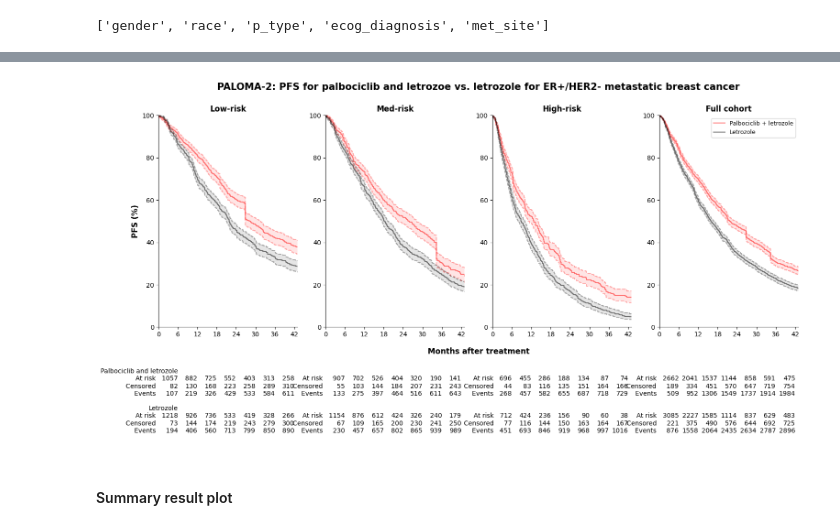
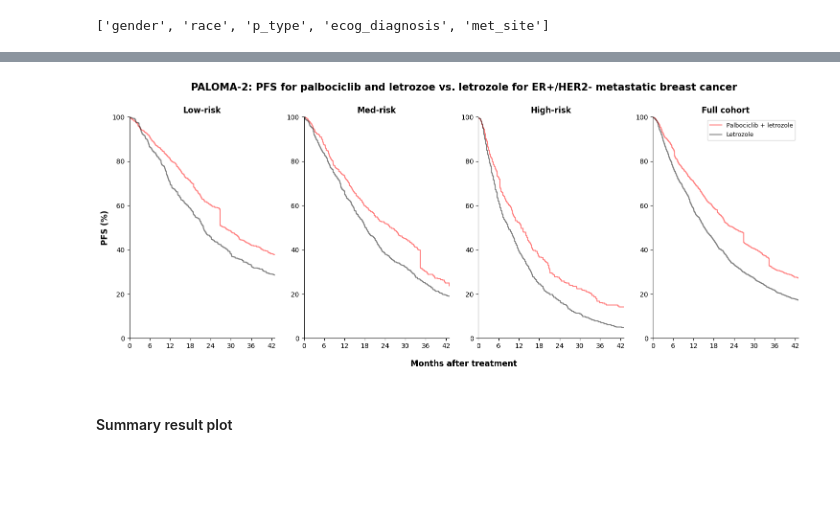
Before and after one commit to xavier-orcutt/TrialTranslator-notebooks, a Jupyter notebook: breast/strial_wt3r_33c.ipynb, the cells around one changed output, grey strips where cells are left out. Cells and saved outputs as stored; diff of their text form; code cells hidden in the pictures; blank space fills up the shorter version.

```diff
--- a/breast/strial_wt3r_33c.ipynb
+++ b/breast/strial_wt3r_33c.ipynb
@@ -1205,0 +1203,3 @@ paloma2_iptw_all = pd.concat([paloma2_iptw_low, paloma2_iptw_med, paloma2_iptw_h
+# %%
+lr_paloma2_all = LogisticRegression(max_iter = 1000)
+lr_paloma2_all.fit(paloma2_all_x, paloma2_iptw_all['let_palb'])
@@ -1206,3 +1213,20 @@ paloma2_iptw_all = pd.concat([paloma2_iptw_low, paloma2_iptw_med, paloma2_iptw_h
+# %%
+paloma2_iptw_low['ps'] = pred_low[:, 1]
+paloma2_iptw_med['ps'] = pred_med[:, 1]
+paloma2_iptw_high['ps'] = pred_high[:, 1]
+paloma2_iptw_all['ps'] = pred_all[:, 1]
+# %%
+paloma2_iptw_low['weight'] = (
+    np.where(paloma2_iptw_low['let_palb'] == 1, 1/paloma2_iptw_low['ps'], 1/(1 - paloma2_iptw_low['ps'])))
+
+paloma2_iptw_med['weight'] = (
+    np.where(paloma2_iptw_med['let_palb'] == 1, 1/paloma2_iptw_med['ps'], 1/(1 - paloma2_iptw_med['ps'])))
+
+paloma2_iptw_high['weight'] = (
+    np.where(paloma2_iptw_high['let_palb'] == 1, 1/paloma2_iptw_high['ps'], 1/(1 - paloma2_iptw_high['ps'])))
+
+paloma2_iptw_all['weight'] = (
+    np.where(paloma2_iptw_all['let_palb'] == 1, 1/paloma2_iptw_all['ps'], 1/(1 - paloma2_iptw_all['ps'])))
 # %%
 # Low KM curves
 kmf_low_plet_paloma2_iptw = KaplanMeierFitter()
@@ -1272,14 +1296,8 @@ fig = plt.figure(figsize=(18, 6))
 plt.subplot(1, 4, 1)
 
 plt.step(kmf_low_plet_paloma2_iptw.timeline, kmf_low_plet_paloma2_iptw.survival_function_.values*100, color = 'red', alpha = 0.5)
-plt.step(kmf_low_plet_paloma2_iptw.confidence_interval_.index, np.array(kmf_low_plet_paloma2_iptw.confidence_interval_['KM_estimate_upper_0.95'])*100, linestyle = '--', color = 'red', alpha = 0.3)
-plt.step(kmf_low_plet_paloma2_iptw.confidence_interval_.index, np.array(kmf_low_plet_paloma2_iptw.confidence_interval_['KM_estimate_lower_0.95'])*100, linestyle = '--', color = 'red', alpha = 0.3)
-plt.fill_between(kmf_low_plet_paloma2_iptw.timeline, np.array(kmf_low_plet_paloma2_iptw.confidence_interval_['KM_estimate_upper_0.95'])*100, np.array(kmf_low_plet_paloma2_iptw.confidence_interval_['KM_estimate_lower_0.95'])*100, facecolor = 'red', alpha = 0.1)
 
 plt.step(kmf_low_let_paloma2_iptw.timeline, kmf_low_let_paloma2_iptw.survival_function_.values*100, color = 'black', alpha = 0.5)
-plt.step(kmf_low_let_paloma2_iptw.confidence_interval_.index, np.array(kmf_low_let_paloma2_iptw.confidence_interval_['KM_estimate_upper_0.95'])*100, linestyle = '--', color = 'black', alpha = 0.3)
-plt.step(kmf_low_let_paloma2_iptw.confidence_interval_.index, np.array(kmf_low_let_paloma2_iptw.confidence_interval_['KM_estimate_lower_0.95'])*100, linestyle = '--', color = 'black', alpha = 0.3)
-plt.fill_between(kmf_low_let_paloma2_iptw.timeline, np.array(kmf_low_let_paloma2_iptw.confidence_interval_['KM_estimate_upper_0.95'])*100, np.array(kmf_low_let_paloma2_iptw.confidence_interval_['KM_estimate_lower_0.95'])*100, facecolor = 'black', alpha = 0.1)
 
 plt.xticks(np.arange(0, 43, 6))
 plt.xlim(0, 43)
@@ -1291,20 +1309,12 @@ plt.ylabel('PFS (%)', size = 12, weight = 'bold')
 plt.gca().spines['top'].set_visible(False)
 plt.gca().spines['right'].set_visible(False)
 
-add_at_risk_counts(kmf_low_plet_paloma2_iptw, kmf_low_let_paloma2_iptw, ypos = -0.8, xticks = np.arange(6, 43, 6), labels = ['Palbociclib and letrozole', 'Letrozole'])
-
 # Plot survival curves for med risk group.
 plt.subplot(1, 4, 2)
 
 plt.step(kmf_med_plet_paloma2_iptw.timeline, kmf_med_plet_paloma2_iptw.survival_function_.values*100, color = 'red', alpha = 0.5)
-plt.step(kmf_med_plet_paloma2_iptw.confidence_interval_.index, np.array(kmf_med_plet_paloma2_iptw.confidence_interval_['KM_estimate_upper_0.95'])*100, linestyle = '--', color = 'red', alpha = 0.3)
-plt.step(kmf_med_plet_paloma2_iptw.confidence_interval_.index, np.array(kmf_med_plet_paloma2_iptw.confidence_interval_['KM_estimate_lower_0.95'])*100, linestyle = '--', color = 'red', alpha = 0.3)
-plt.fill_between(kmf_med_plet_paloma2_iptw.timeline, np.array(kmf_med_plet_paloma2_iptw.confidence_interval_['KM_estimate_upper_0.95'])*100, np.array(kmf_med_plet_paloma2_iptw.confidence_interval_['KM_estimate_lower_0.95'])*100, facecolor = 'red', alpha = 0.1)
 
 plt.step(kmf_med_let_paloma2_iptw.timeline, kmf_med_let_paloma2_iptw.survival_function_.values*100, color = 'black', alpha = 0.5)
-plt.step(kmf_med_let_paloma2_iptw.confidence_interval_.index, np.array(kmf_med_let_paloma2_iptw.confidence_interval_['KM_estimate_upper_0.95'])*100, linestyle = '--', color = 'black', alpha = 0.3)
-plt.step(kmf_med_let_paloma2_iptw.confidence_interval_.index, np.array(kmf_med_let_paloma2_iptw.confidence_interval_['KM_estimate_lower_0.95'])*100, linestyle = '--', color = 'black', alpha = 0.3)
-plt.fill_between(kmf_med_let_paloma2_iptw.timeline, np.array(kmf_med_let_paloma2_iptw.confidence_interval_['KM_estimate_upper_0.95'])*100, np.array(kmf_med_let_paloma2_iptw.confidence_interval_['KM_estimate_lower_0.95'])*100, facecolor = 'black', alpha = 0.1)
 
 plt.xticks(np.arange(0, 43, 6))
 plt.xlim(0, 43)
@@ -1315,20 +1325,12 @@ plt.title('Med-risk', weight = 'bold')
 plt.gca().spines['top'].set_visible(False)
 plt.gca().spines['right'].set_visible(False)
 
-add_at_risk_counts(kmf_med_plet_paloma2_iptw, kmf_med_let_paloma2_iptw, ypos = -0.8, xticks = np.arange(6, 43, 6), labels = [' ', ' '])
-
 # Plot survival curves by treatment for high risk group.
 plt.subplot(1, 4, 3)
 
 plt.step(kmf_high_plet_paloma2_iptw.timeline, kmf_high_plet_paloma2_iptw.survival_function_.values*100, color = 'red', alpha = 0.5)
-plt.step(kmf_high_plet_paloma2_iptw.confidence_interval_.index, np.array(kmf_high_plet_paloma2_iptw.confidence_interval_['KM_estimate_upper_0.95'])*100, linestyle = '--', color = 'red', alpha = 0.3)
-plt.step(kmf_high_plet_paloma2_iptw.confidence_interval_.index, np.array(kmf_high_plet_paloma2_iptw.confidence_interval_['KM_estimate_lower_0.95'])*100, linestyle = '--', color = 'red', alpha = 0.3)
-plt.fill_between(kmf_high_plet_paloma2_iptw.timeline, np.array(kmf_high_plet_paloma2_iptw.confidence_interval_['KM_estimate_upper_0.95'])*100, np.array(kmf_high_plet_paloma2_iptw.confidence_interval_['KM_estimate_lower_0.95'])*100, facecolor = 'red', alpha = 0.1)
 
 plt.step(kmf_high_let_paloma2_iptw.timeline, kmf_high_let_paloma2_iptw.survival_function_.values*100, color = 'black', alpha = 0.5)
-plt.step(kmf_high_let_paloma2_iptw.confidence_interval_.index, np.array(kmf_high_let_paloma2_iptw.confidence_interval_['KM_estimate_upper_0.95'])*100, linestyle = '--', color = 'black', alpha = 0.3)
-plt.step(kmf_high_let_paloma2_iptw.confidence_interval_.index, np.array(kmf_high_let_paloma2_iptw.confidence_interval_['KM_estimate_lower_0.95'])*100, linestyle = '--', color = 'black', alpha = 0.3)
-plt.fill_between(kmf_high_let_paloma2_iptw.timeline, np.array(kmf_high_let_paloma2_iptw.confidence_interval_['KM_estimate_upper_0.95'])*100, np.array(kmf_high_let_paloma2_iptw.confidence_interval_['KM_estimate_lower_0.95'])*100, facecolor = 'black', alpha = 0.1)
 
 plt.xticks(np.arange(0, 43, 6))
 plt.xlim(0, 43)
@@ -1337,44 +1339,34 @@ plt.ylim(0, 100)
 plt.title('High-risk', weight = 'bold')
 
 plt.gca().spines['top'].set_visible(False)
 plt.gca().spines['right'].set_visible(False)
 
-add_at_risk_counts(kmf_high_plet_paloma2_iptw, kmf_high_let_paloma2_iptw, ypos = -0.8, xticks = np.arange(6, 43, 6), labels = [' ', ' '])
-
 # Plot survival curves by treatment for all risk group.
 plt.subplot(1, 4, 4)
 
 plt.step(kmf_all_plet_paloma2_iptw.timeline, kmf_all_plet_paloma2_iptw.survival_function_.values*100, color = 'red', alpha = 0.5, label = 'Palbociclib + letrozole')
-plt.step(kmf_all_plet_paloma2_iptw.confidence_interval_.index, np.array(kmf_all_plet_paloma2_iptw.confidence_interval_['KM_estimate_upper_0.95'])*100, linestyle = '--', color = 'red', alpha = 0.3)
-plt.step(kmf_all_plet_paloma2_iptw.confidence_interval_.index, np.array(kmf_all_plet_paloma2_iptw.confidence_interval_['KM_estimate_lower_0.95'])*100, linestyle = '--', color = 'red', alpha = 0.3)
-plt.fill_between(kmf_all_plet_paloma2_iptw.timeline, np.array(kmf_all_plet_paloma2_iptw.confidence_interval_['KM_estimate_upper_0.95'])*100, np.array(kmf_all_plet_paloma2_iptw.confidence_interval_['KM_estimate_lower_0.95'])*100, facecolor = 'red', alpha = 0.1)
 
 plt.step(kmf_all_let_paloma2_iptw.timeline, kmf_all_let_paloma2_iptw.survival_function_.values*100, color = 'black', alpha = 0.5, label = 'Letrozole')
-plt.step(kmf_all_let_paloma2_iptw.confidence_interval_.index, np.array(kmf_all_let_paloma2_iptw.confidence_interval_['KM_estimate_upper_0.95'])*100, linestyle = '--', color = 'black', alpha = 0.3)
-plt.step(kmf_all_let_paloma2_iptw.confidence_interval_.index, np.array(kmf_all_let_paloma2_iptw.confidence_interval_['KM_estimate_lower_0.95'])*100, linestyle = '--', color = 'black', alpha = 0.3)
-plt.fill_between(kmf_all_let_paloma2_iptw.timeline, np.array(kmf_all_let_paloma2_iptw.confidence_interval_['KM_estimate_upper_0.95'])*100, np.array(kmf_all_let_paloma2_iptw.confidence_interval_['KM_estimate_lower_0.95'])*100, facecolor = 'black', alpha = 0.1)
 
 plt.xticks(np.arange(0, 43, 6))
 plt.xlim(0, 43)
 plt.ylim(0, 100)
 
 plt.title('Full cohort', weight = 'bold')
 
 plt.gca().spines['top'].set_visible(False)
 plt.gca().spines['right'].set_visible(False)
 
 plt.legend(loc = 'upper right', prop = {'size': 9})
 
-add_at_risk_counts(kmf_all_plet_paloma2_iptw, kmf_all_let_paloma2_iptw, ypos = -0.8, xticks = np.arange(6, 43, 6), labels = [' ', ' '])
-
 fig.add_subplot(1, 1, 1, frameon = False)
 plt.tick_params(labelcolor = 'none', which = 'both', top = False, bottom = False, left = False, right = False)
 plt.xlabel('Months after treatment', labelpad = 15, size = 12, weight = 'bold')
 plt.title('PALOMA-2: PFS for palbociclib and letrozoe vs. letrozole for ER+/HER2- metastatic breast cancer', pad = 40, size = 15, weight = 'bold')
 
 plt.show()
 # %% [output]
-[figure, old version]
+[figure, new version]
 # %% [markdown]
 #### Summary result plot
 # %%
```
Also changed, not shown: parts of 43 cells of this notebook, 2 other files.
